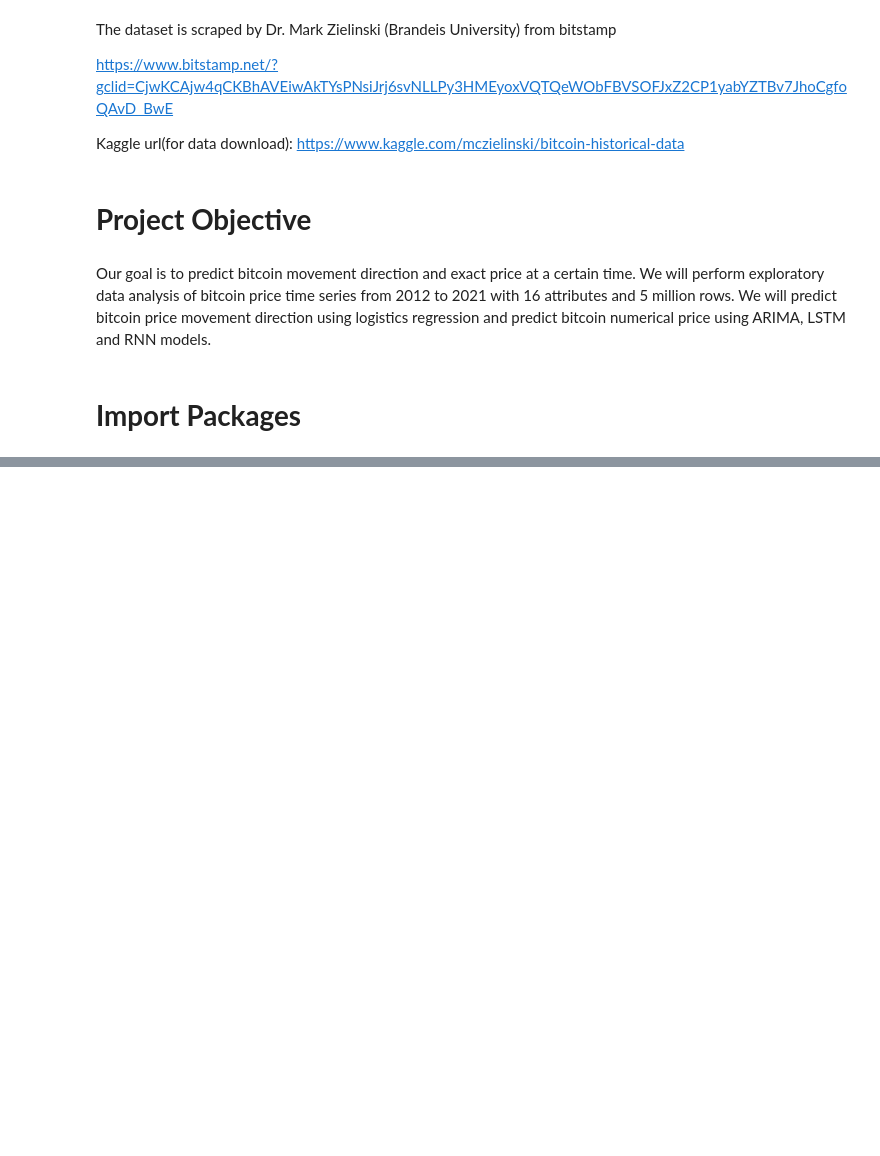
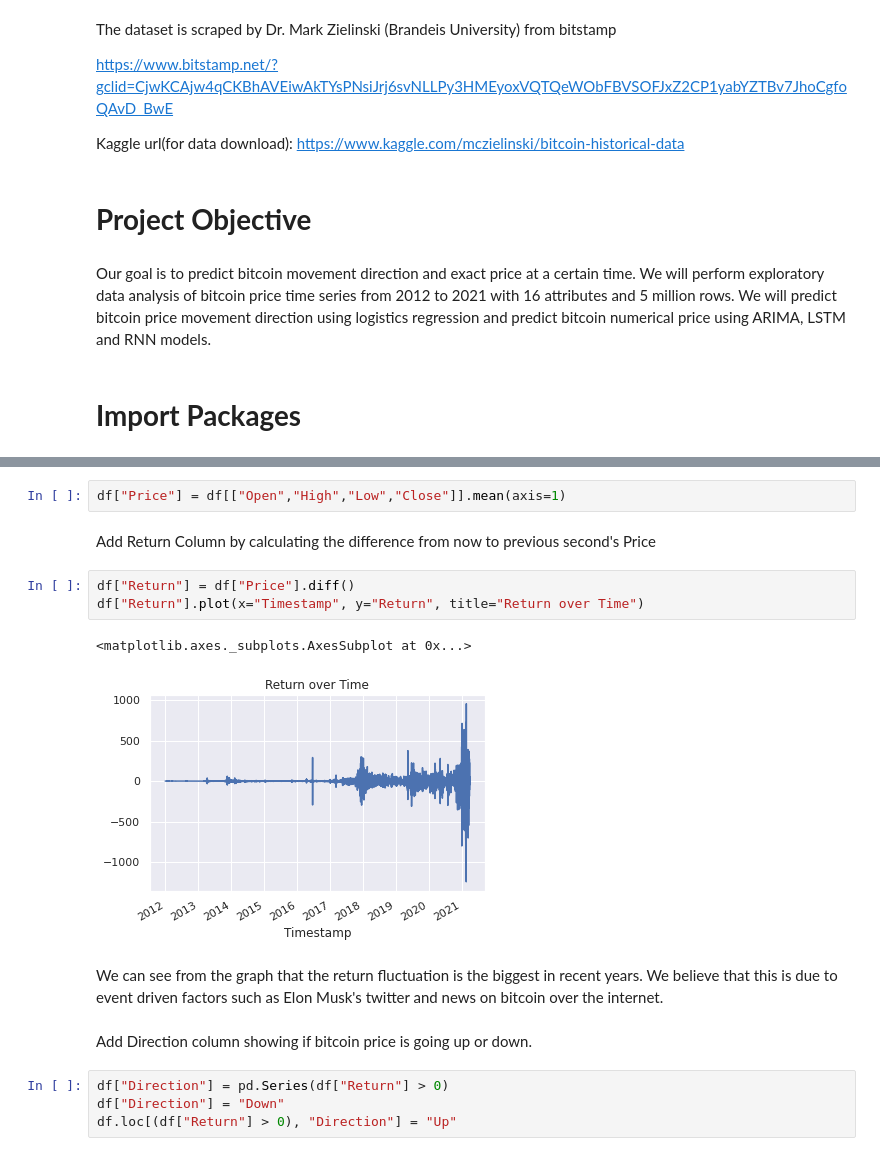
Before and after one commit to zhouchun0105/BA780-project, a Jupyter notebook: SUBMIT_Bitcoin_Price_and_Movement_Prediction.ipynb, the cells around one changed output, grey strips where cells are left out. Cells and saved outputs as stored; diff of their text form; blank space fills up the shorter version.

```diff
--- a/SUBMIT_Bitcoin_Price_and_Movement_Prediction.ipynb
+++ b/SUBMIT_Bitcoin_Price_and_Movement_Prediction.ipynb
@@ -67,0 +177,19 @@ from sklearn.preprocessing import MinMaxScaler
+# %%
+df["Price"] = df[["Open","High","Low","Close"]].mean(axis=1)
+# %% [markdown]
+
+Add Return Column by calculating the difference from now to previous second's Price
+# %%
+df["Return"] = df["Price"].diff()
+df["Return"].plot(x="Timestamp", y="Return", title="Return over Time")
+# %% [output]
+<matplotlib.axes._subplots.AxesSubplot at 0x...>
+[figure, added]
+# %% [markdown]
+We can see from the graph that the return fluctuation is the biggest in recent years. We believe that this is due to event driven factors such as Elon Musk's twitter and news on bitcoin over the internet.
+# %% [markdown]
+Add Direction column showing if bitcoin price is going up or down.
+# %%
+df["Direction"] = pd.Series(df["Return"] > 0)
+df["Direction"] = "Down"
+df.loc[(df["Return"] > 0), "Direction"] = "Up"
```
Also changed, not shown: parts of 64 cells of this notebook.
